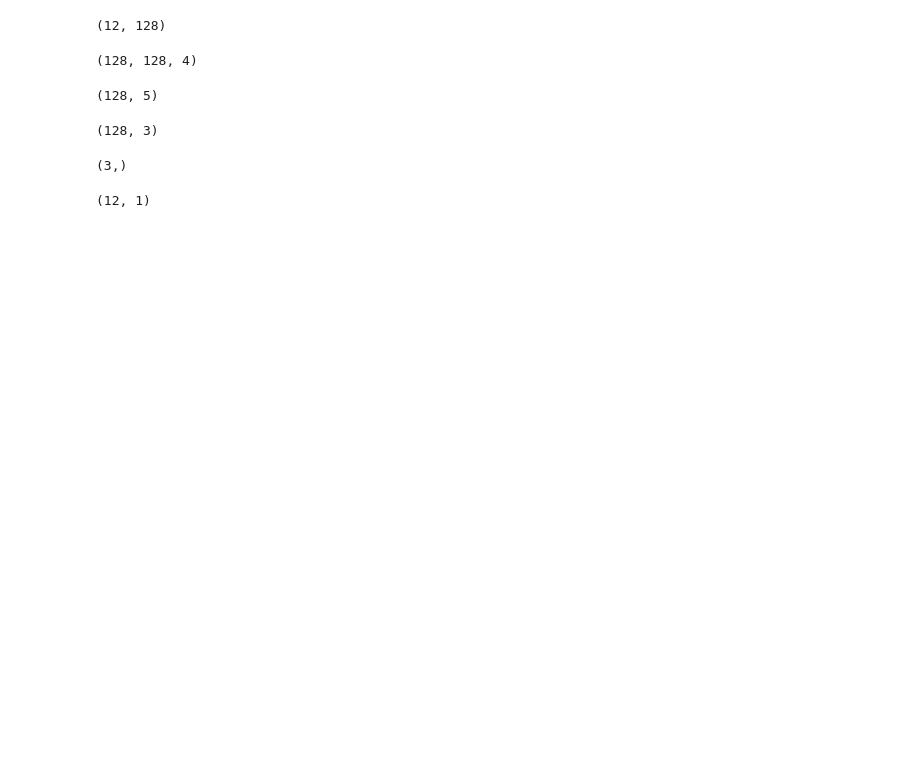
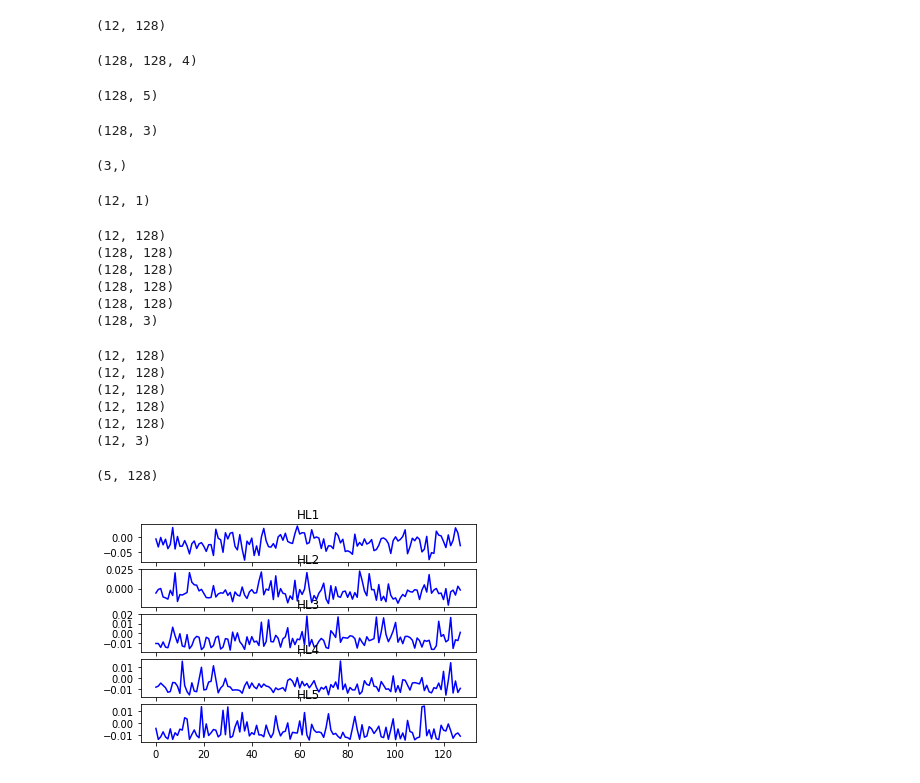
Before and after one commit to lp02781/tutorialTensorFlow, a Jupyter notebook: paper1_test/ann_reg.ipynb, the cells around one changed output. Drawn from its saved outputs; the diff is of its cells as text; code cells hidden in the pictures; blank space fills up the shorter version.

```diff
--- a/paper1_test/ann_reg.ipynb
+++ b/paper1_test/ann_reg.ipynb
@@ -257,9 +266,64 @@ for a in im_row:
     for b in im_col:
         Influental_matrix_hl5_output[a,b]=weight_output[a,b]*hiden_layer[a,4]
 Influental_matrix_hl5_output=Influental_matrix_hl5_output/sum(abs(Influental_matrix_hl5_output))
+print(Influental_matrix_input_hl1.shape)
+print(Influental_matrix_hl1_hl2.shape)
+print(Influental_matrix_hl2_hl3.shape)
+print(Influental_matrix_hl3_hl4.shape)
+print(Influental_matrix_hl4_hl5.shape)
+print(Influental_matrix_hl5_output.shape)
+# %% [output]
+(12, 128)
+(128, 128)
+(128, 128)
+(128, 128)
+(128, 128)
+(128, 3)
 # %%
 influental_matrix_input_h12 = np.matmul(Influental_matrix_input_hl1,Influental_matrix_hl1_hl2)
 influental_matrix_input_h13 = np.matmul(influental_matrix_input_h12,Influental_matrix_hl2_hl3)
 influental_matrix_input_h14 = np.matmul(influental_matrix_input_h13,Influental_matrix_hl3_hl4)
 influental_matrix_input_h15 = np.matmul(influental_matrix_input_h14,Influental_matrix_hl4_hl5)
 influental_matrix_input_output = np.matmul(influental_matrix_input_h15,Influental_matrix_hl5_output)
+print(Influental_matrix_input_hl1.shape)
+print(influental_matrix_input_h12.shape)
+print(influental_matrix_input_h13.shape)
+print(influental_matrix_input_h14.shape)
+print(influental_matrix_input_h15.shape)
+print(influental_matrix_input_output.shape)
+# %% [output]
+(12, 128)
+(12, 128)
+(12, 128)
+(12, 128)
+(12, 128)
+(12, 3)
+# %%
+Influental_matrix=np.zeros([5, 128],dtype=float)
+im_col = np.arange(0,128,1)
+for b in im_col:
+    Influental_matrix[0,b]=np.mean(Influental_matrix_input_hl1[:,b])
+    Influental_matrix[1,b]=np.mean(influental_matrix_input_h12[:,b])
+    Influental_matrix[2,b]=np.mean(influental_matrix_input_h13[:,b])
+    Influental_matrix[3,b]=np.mean(influental_matrix_input_h14[:,b])
+    Influental_matrix[4,b]=np.mean(influental_matrix_input_h15[:,b])
+
+print(Influental_matrix.shape)
+# %% [output]
+(5, 128)
+# %%
+x_label = np.arange(0,128,1)
+plt.figure()
+plt.subplot(511).set_title("HL1")
+plt.plot(x_label, Influental_matrix[0,:], '-b')
+plt.subplot(512).set_title("HL2")
+plt.plot(x_label, Influental_matrix[1,:], '-b')
+plt.subplot(513).set_title("HL3")
+plt.plot(x_label, Influental_matrix[2,:], '-b')
+plt.subplot(514).set_title("HL4")
+plt.plot(x_label, Influental_matrix[3,:], '-b')
+plt.subplot(515).set_title("HL5")
+plt.plot(x_label, Influental_matrix[4,:], '-b')
+plt.show()
+# %% [output]
+[figure, added]
```
Also changed, not shown: parts of 2 cells of this notebook.
